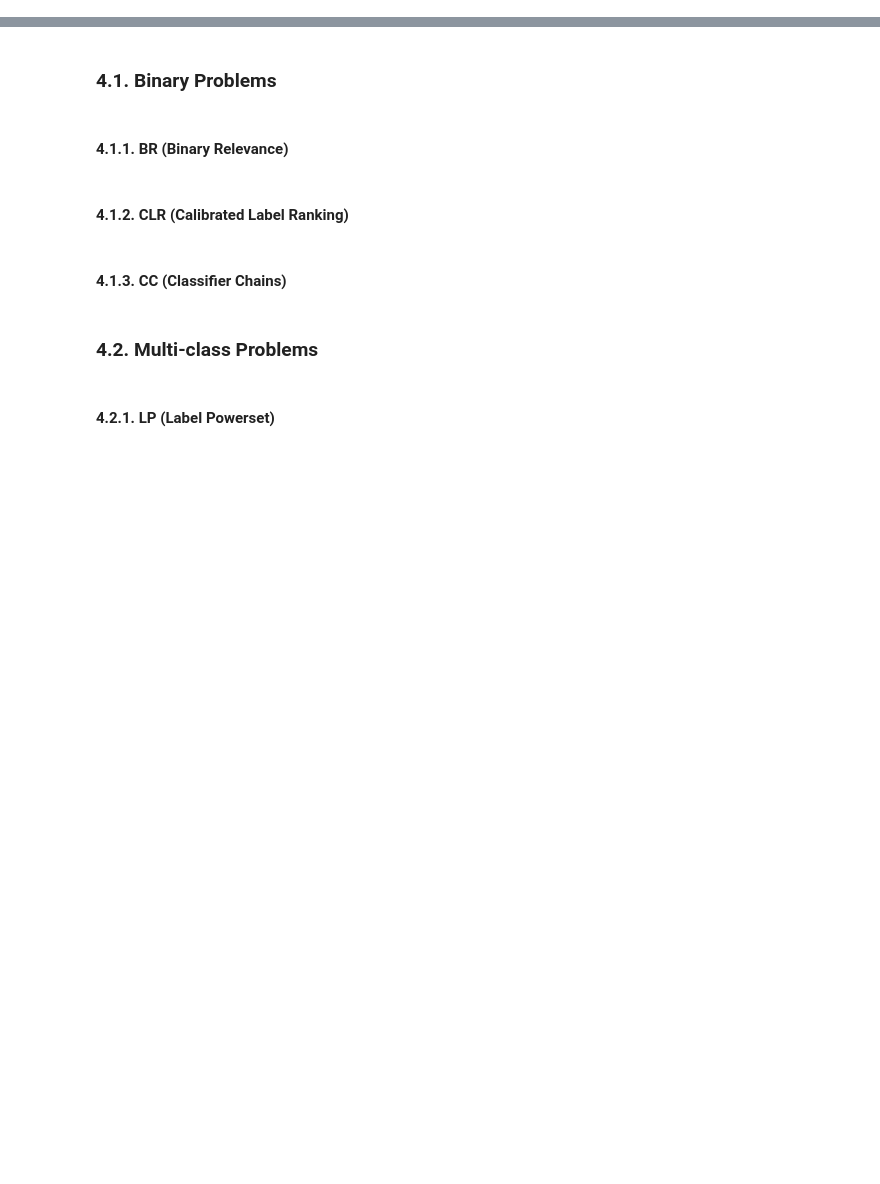
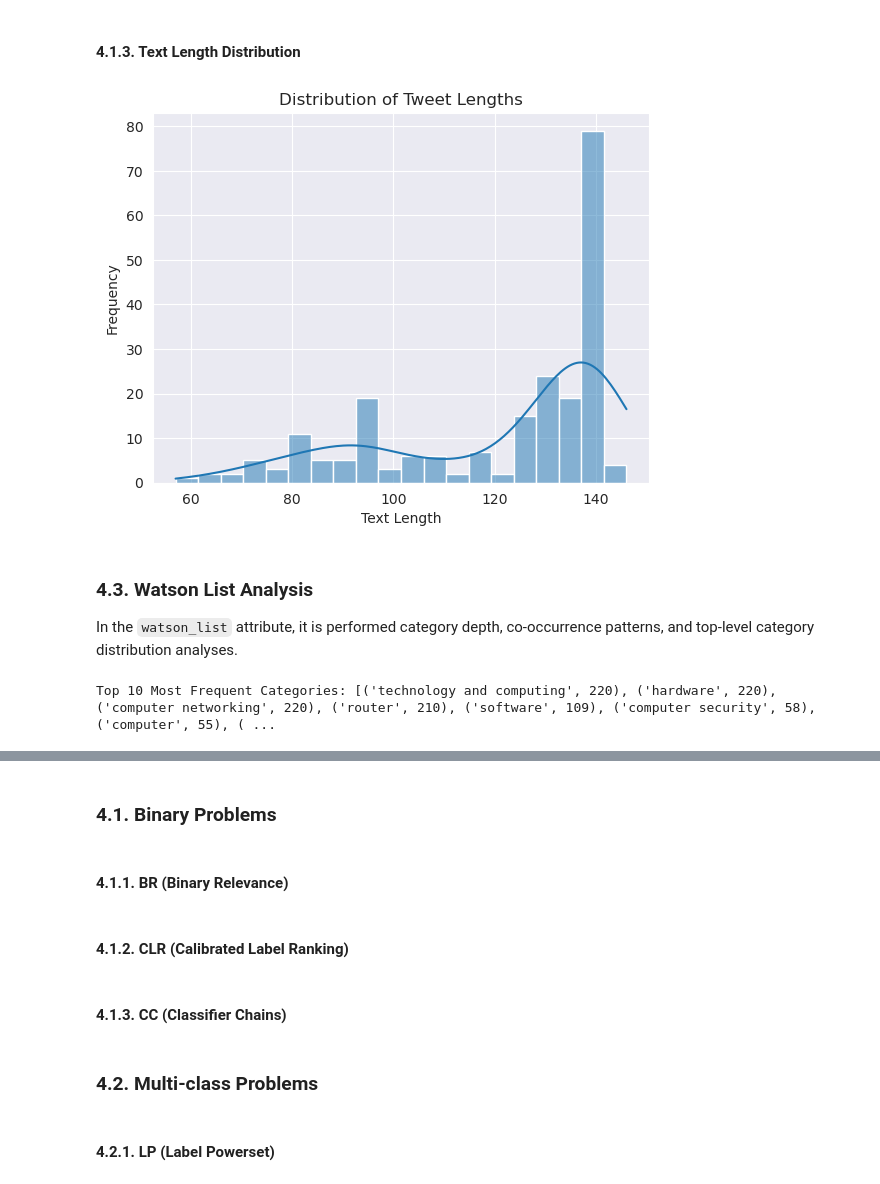
Before and after one commit to IrfEazy/msc-thesis, a Jupyter notebook: MultiLabelClassificationComputerNetworking.ipynb, the cells around one changed output, grey strips where cells are left out. Saved outputs shown, nothing was run; the diff lists cells and outputs as text; code cells hidden in the pictures; blank space fills up the shorter version.

```diff
--- a/MultiLabelClassificationComputerNetworking.ipynb
+++ b/MultiLabelClassificationComputerNetworking.ipynb
@@ -314,0 +201,25 @@ X_train_pst, X_val_pst, y_train_pst, y_val_pst = train_test_split(
+# %% [markdown]
+#### 4.1.3. Text Length Distribution
+# %%
+threat_tweets['text_length'] = threat_tweets['text'].apply(func=len)
+sns.histplot(
+    data=threat_tweets['text_length'],
+    bins=20,
+    kde=True
+)
+plt.title(label='Distribution of Tweet Lengths')
+plt.xlabel(xlabel='Text Length')
+plt.ylabel(ylabel='Frequency')
+plt.show()
+# %% [output]
+[figure, added]
+# %% [markdown]
+### 4.3. Watson List Analysis
+In the `watson_list` attribute, it is performed category depth, co-occurrence patterns, and top-level category distribution analyses.
+# %%
+# Flatten watson_list and count category frequencies
+all_categories = [category for sublist in threat_tweets['watson_list'] for category in sublist]
+category_freq = Counter(all_categories)
+print("Top 10 Most Frequent Categories:", category_freq.most_common(n=10))
+# %% [output]
+Top 10 Most Frequent Categories: [('technology and computing', 220), ('hardware', 220), ('computer networking', 220), ('router', 210), ('software', 109), ('computer security', 58), ('computer', 55), ( ...
```
Also changed, not shown: parts of 103 cells of this notebook.
